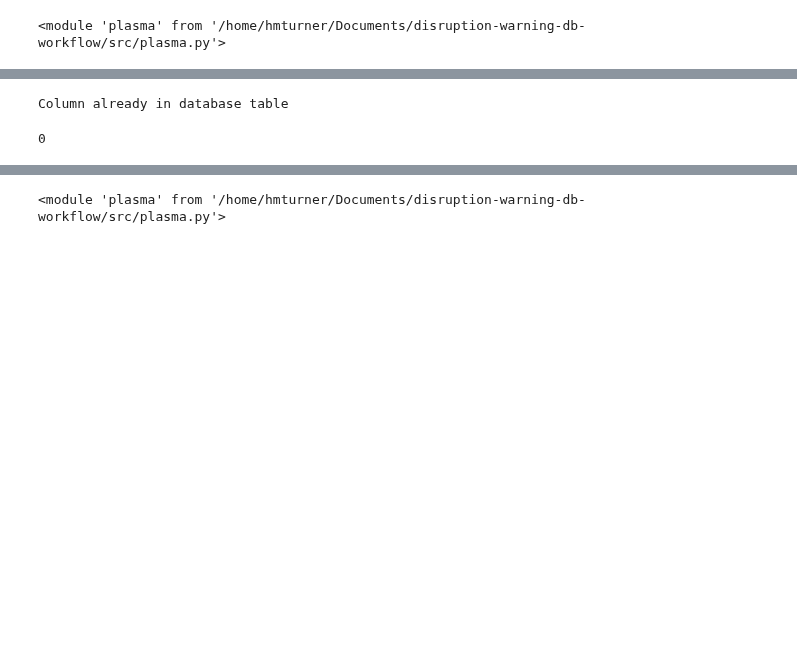
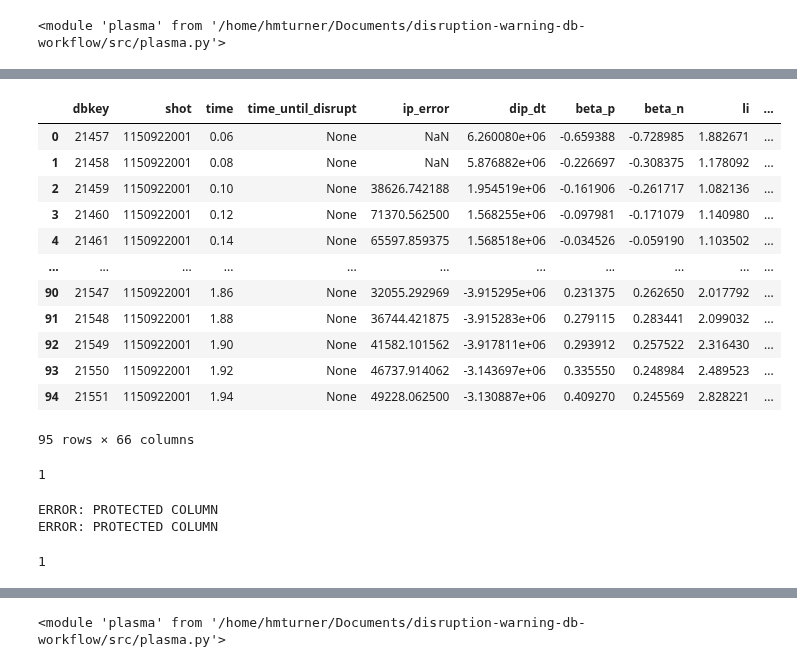
Before and after one commit to MIT-PSFC/disruption-py, a Jupyter notebook: src/examples.ipynb, the cells around one changed output, grey strips where cells are left out. Drawn from its saved outputs; the diff is of its cells as text; code cells hidden in the pictures; blank space fills up the shorter version.

```diff
--- a/src/examples.ipynb
+++ b/src/examples.ipynb
@@ -24,8 +125,31 @@ importlib.reload(plasma)
+# %%
+test_handler.query("select * from disruption_warning where shot = 1150922001 order by time",use_pandas=True)
+# %% [output]
+|  | dbkey | shot | time | time_until_disrupt | ip_error | dip_dt | beta_p | beta_n | li | ... |
+| 0 | 21457 | 1150922001 | 0.06 | None | NaN | 6.260080e+06 | -0.659388 | -0.728985 | 1.882671 | ... |
+| 1 | 21458 | 1150922001 | 0.08 | None | NaN | 5.876882e+06 | -0.226697 | -0.308375 | 1.178092 | ... |
+| 2 | 21459 | 1150922001 | 0.10 | None | 38626.742188 | 1.954519e+06 | -0.161906 | -0.261717 | 1.082136 | ... |
+| 3 | 21460 | 1150922001 | 0.12 | None | 71370.562500 | 1.568255e+06 | -0.097981 | -0.171079 | 1.140980 | ... |
+| 4 | 21461 | 1150922001 | 0.14 | None | 65597.859375 | 1.568518e+06 | -0.034526 | -0.059190 | 1.103502 | ... |
+| ... | ... | ... | ... | ... | ... | ... | ... | ... | ... | ... |
+| 90 | 21547 | 1150922001 | 1.86 | None | 32055.292969 | -3.915295e+06 | 0.231375 | 0.262650 | 2.017792 | ... |
+| 91 | 21548 | 1150922001 | 1.88 | None | 36744.421875 | -3.915283e+06 | 0.279115 | 0.283441 | 2.099032 | ... |
+| 92 | 21549 | 1150922001 | 1.90 | None | 41582.101562 | -3.917811e+06 | 0.293912 | 0.257522 | 2.316430 | ... |
+| 93 | 21550 | 1150922001 | 1.92 | None | 46737.914062 | -3.143697e+06 | 0.335550 | 0.248984 | 2.489523 | ... |
+| 94 | 21551 | 1150922001 | 1.94 | None | 49228.062500 | -3.130887e+06 | 0.409270 | 0.245569 | 2.828221 | ... |
+95 rows × 66 columns
+# %%
+test_handler.add_column("test_column")
+test_handler.remove_column("test_column")
+# %% [output]
+1
 # %%
+test_handler.remove_column("commit_hash")
 test_handler.add_column("commit_hash")
 # %% [output]
-Column already in database table
+ERROR: PROTECTED COLUMN
+ERROR: PROTECTED COLUMN
-0
+1
 # %%
 plt.figure()
 plt.title('Shot parameters')
```
Also changed, not shown: parts of 16 cells of this notebook, 3 other files.
